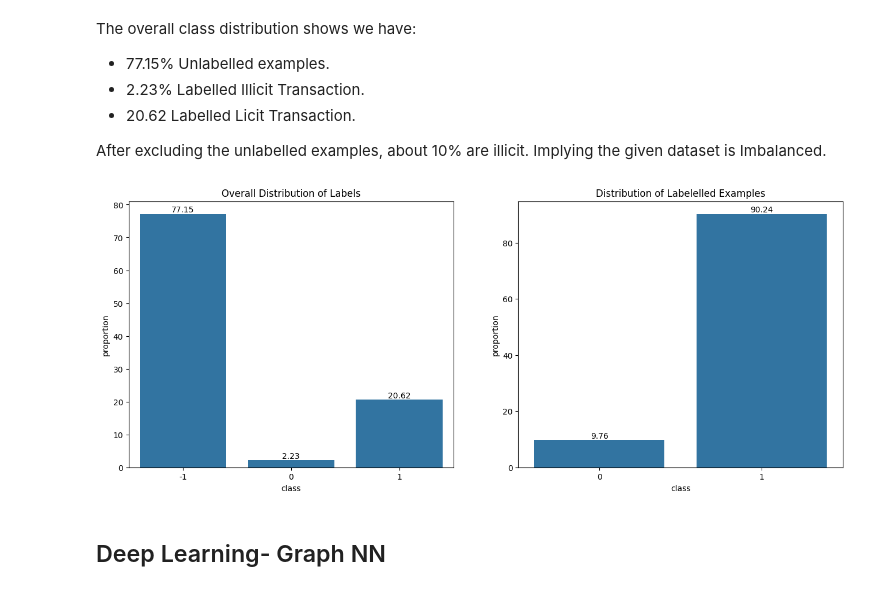
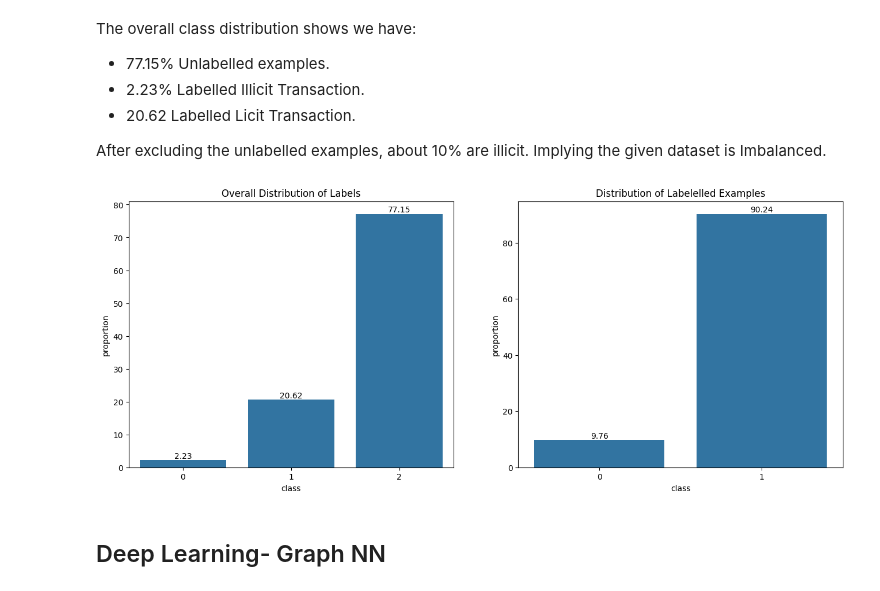
Before and after one commit to alenreuel/data_science_projects, a Jupyter notebook: bitcoin_GNN/notebook.ipynb, the cells around one changed output. Cells and saved outputs as stored; diff of their text form; code cells hidden in the pictures.

Commit message:
Cluster Data split, KIV

```diff
--- a/bitcoin_GNN/notebook.ipynb
+++ b/bitcoin_GNN/notebook.ipynb
@@ -87,7 +95,7 @@ print(csv_f)
 
 The number of features at the node level are 166. We can observe that nodes have some labels to them, to be able to use them efficiently with torch_geometric library we shall rename them for "0" to "len(nodes)-1" .
 # %%
-graph_node_f_df = pd.read_csv(dataset_dir/f"{csv_f[0]}", header=None)
+graph_node_f_df = pd.read_csv(dataset_dir/f"{node_features_csv}", header=None, engine="pyarrow")
 graph_node_f_df = graph_node_f_df.rename(columns={0:"Node"})
 i = 1
 for col in graph_node_f_df.columns[1:]:
@@ -192,11 +200,11 @@ The outputs have been given the labels:
 - **0** for licit transactions.
 - **1** for illicit transactions.
 # %%
-graph_node_class = pd.read_csv(dataset_dir/f"{csv_f[1]}")
+graph_node_class = pd.read_csv(dataset_dir/f"{node_class_csv}", engine="pyarrow")
 graph_node_class['txId'] = graph_node_class['txId'].apply(lambda x: nodes[x])
 graph_node_class['Node'] = graph_node_class['txId']
 graph_node_class = graph_node_class.drop(columns=["txId"])
-graph_node_class["class"] = graph_node_class["class"].apply(lambda x: -1 if x=="unknown" else int(x)-1)
+graph_node_class["class"] = graph_node_class["class"].apply(lambda x: 2 if x=="unknown" else int(x)-1)
 # %%
 graph_node_class["class"].value_counts()
 # %% [output]
@@ -216,16 +224,16 @@ After excluding the unlabelled examples, about 10% are illicit. Implying the giv
 # %%
 plt.subplots(1,2, figsize=(16,6))
 plt.subplot(1,2,1)
 plt.title("Overall Distribution of Labels")
 ax = sns.barplot(data=round(graph_node_class["class"].value_counts(normalize=True) * 100, 2))
 ax.bar_label(ax.containers[0], fontsize=10)
 plt.subplot(1,2,2)
 plt.title("Distribution of Labelelled Examples")
-ax = sns.barplot(data=round(graph_node_class[graph_node_class["class"]!=-1]["class"].value_counts(normalize=True) * 100, 2))
+ax = sns.barplot(data=round(graph_node_class[graph_node_class["class"]!=2]["class"].value_counts(normalize=True) * 100, 2))
 ax.bar_label(ax.containers[0], fontsize=10)
 plt.show()
 # %% [output]
-[figure, old version]
+[figure, new version]
 # %% [markdown]
 ## Deep Learning- Graph NN
 # %% [markdown]
```
Also changed, not shown: parts of 14 cells of this notebook.
